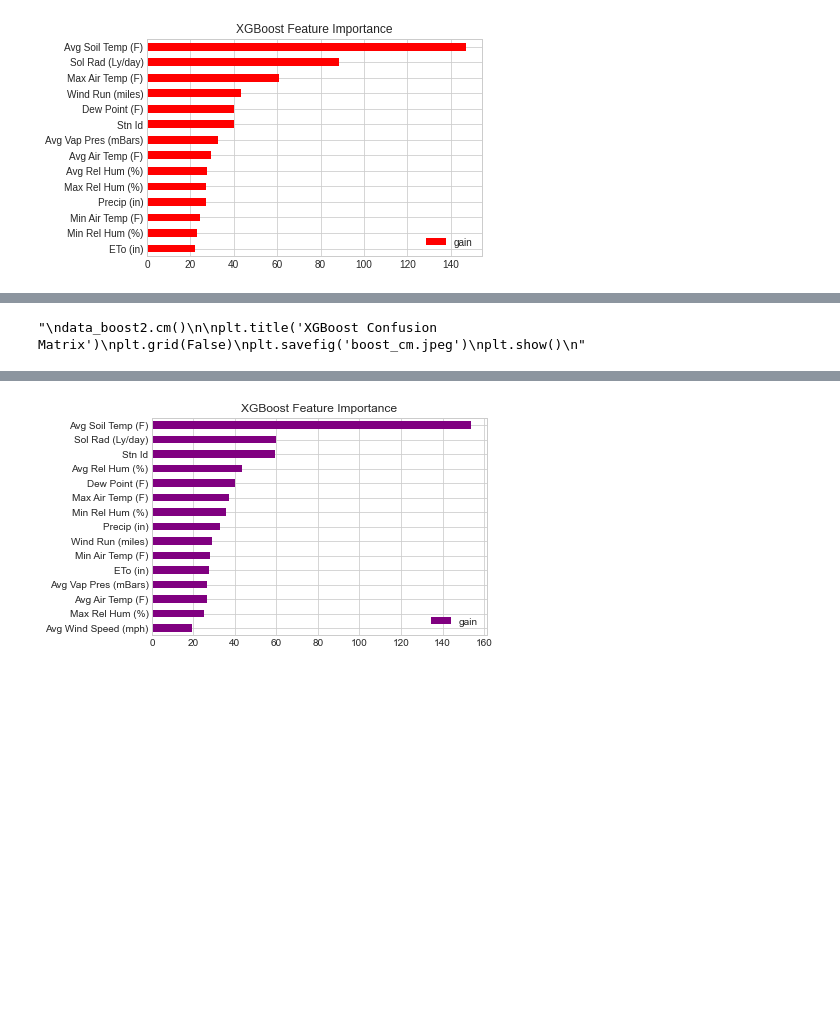
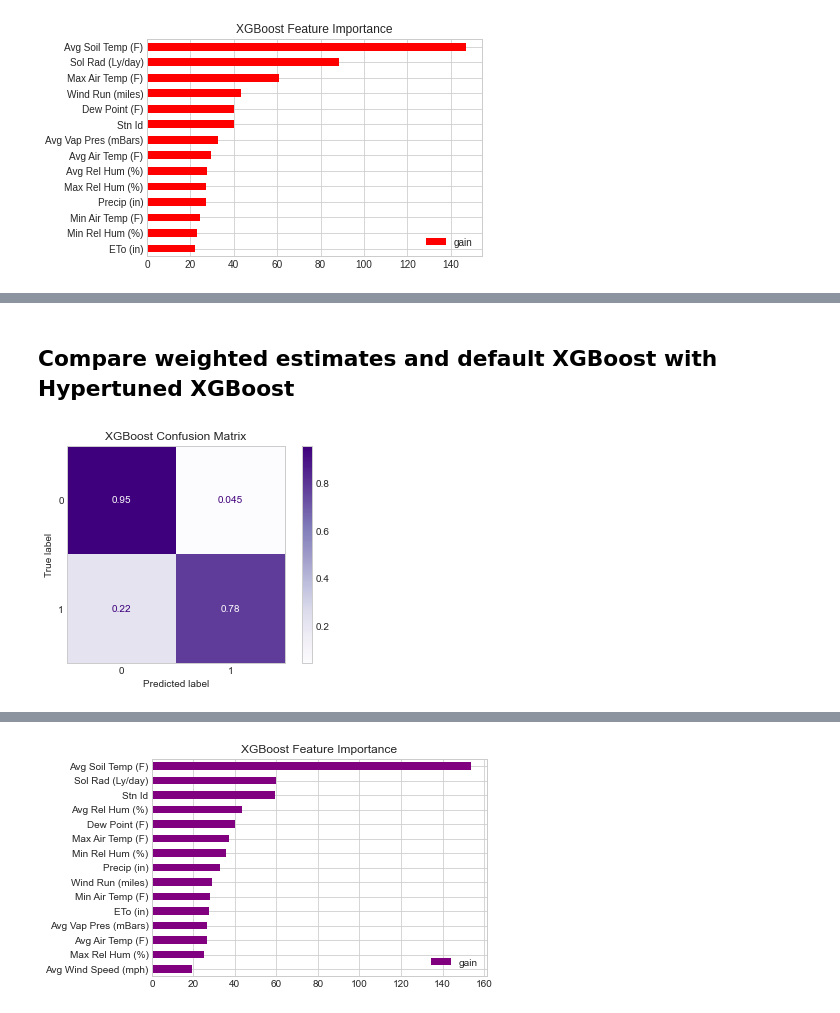
Before and after one commit to czaloumi/fire-risk-analysis, a Jupyter notebook: src/modeling_wout_time.ipynb, the cells around one changed output, grey strips where cells are left out. Drawn from its saved outputs; the diff is of its cells as text; code cells hidden in the pictures; blank space fills up the shorter version.

```diff
--- a/src/modeling_wout_time.ipynb
+++ b/src/modeling_wout_time.ipynb
@@ -237,3 +268,5 @@ Estimate: 26.585
+# %% [markdown]
+## Compare weighted estimates and default XGBoost with Hypertuned XGBoost
 # %%
 params = {'max_depth': 10,
           'min_child_weight': 6,
@@ -246,31 +279,27 @@ boost1 = XGBClassifier()
 boost2 = XGBClassifier(**params, scale_pos_weight=estimate)
 # %%
-df = pd.read_csv('../data/notime_df.csv')
-df = df.loc[:, ~df.columns.str.contains('^Unnamed')]
+# df = pd.read_csv('../data/no_time.csv')
 
-data_boost1 = Fire(df)
-data_boost1.split()
-data_boost1.predict(boost1)
-data_boost1.get_rates()
+# data_boost1 = Fire(df)
+# data_boost1.split()
+# data_boost1.predict(boost1)
+# data_boost1.get_rates()
 
-df = pd.read_csv('../data/notime_df.csv')
-df = df.loc[:, ~df.columns.str.contains('^Unnamed')]
+# df = pd.read_csv('../data/no_time.csv')
 
-data_boost2 = Fire(df)
-data_boost2.split()
-accuracy, precision, recall, f1 = data_boost2.predict(boost2)
-data_boost2.get_rates()
-'''
+# data_boost2 = Fire(df)
+# data_boost2.split()
+# accuracy, precision, recall, f1 = data_boost2.predict(boost2)
+# data_boost2.get_rates()
+
 data_boost2.cm()
 
 plt.title('XGBoost Confusion Matrix')
 plt.grid(False)
-plt.savefig('boost_cm.jpeg')
+#plt.savefig('boost_cm.jpeg')
 plt.show()
-
-'''
 # %% [output]
-"\ndata_boost2.cm()\n\nplt.title('XGBoost Confusion Matrix')\nplt.grid(False)\nplt.savefig('boost_cm.jpeg')\nplt.show()\n"
+[figure, added]
 # %%
 nl = '\n'
 print(f'Accuracy: {round(accuracy,2)}{nl}Precision: {round(precision,2)}{nl}Recall: {round(recall, 2)}')
```
Also changed, not shown: parts of 23 cells of this notebook, 4 other files.
